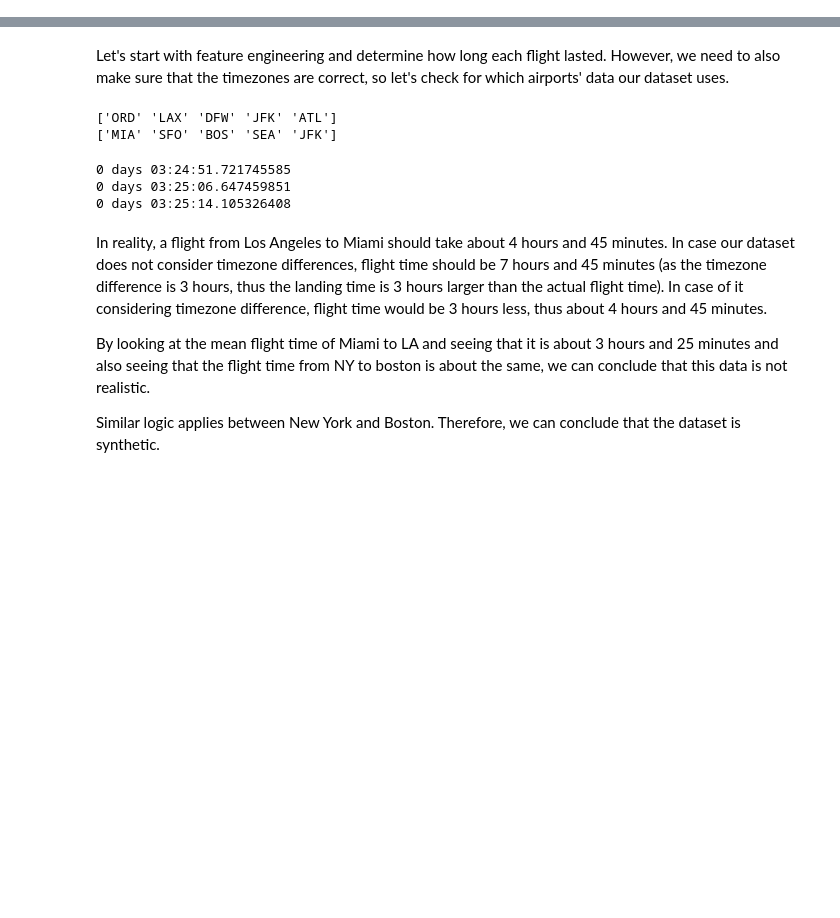
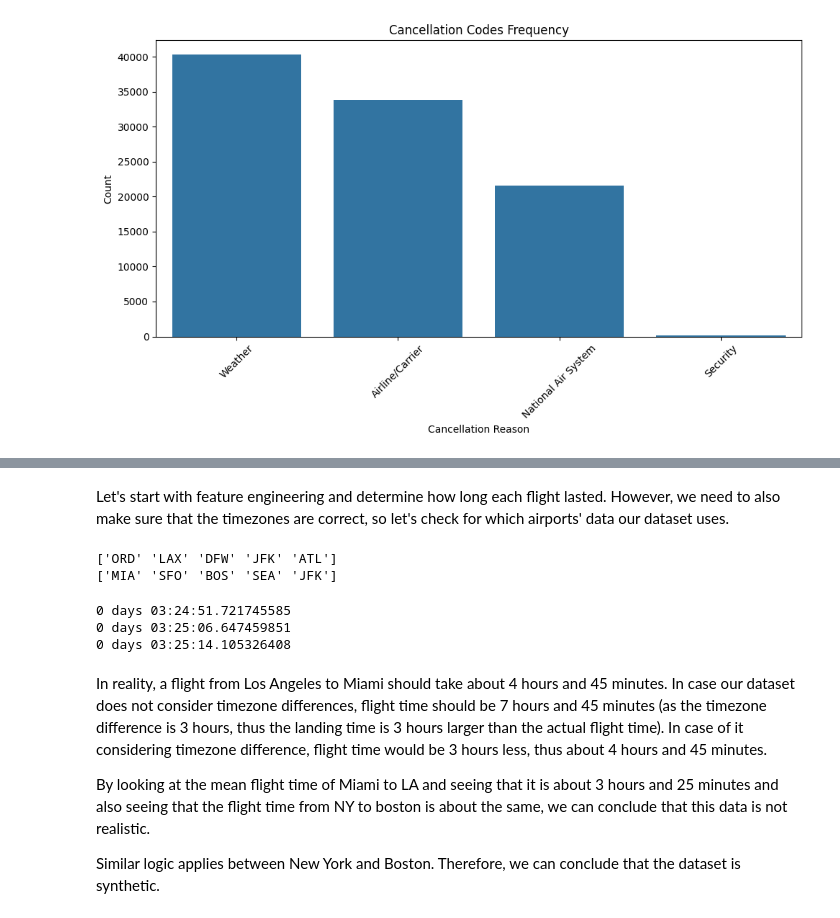
Before and after one commit to importb/predicting-flight-delays, a Jupyter notebook: Notebook_On_2015_dataset.ipynb, the cells around one changed output, grey strips where cells are left out. Drawn from its saved outputs; the diff is of its cells as text; code cells hidden in the pictures; blank space fills up the shorter version.

```diff
--- a/Notebook_On_2015_dataset.ipynb
+++ b/Notebook_On_2015_dataset.ipynb
@@ -6,10 +5,0 @@ https://www.kaggle.com/datasets/usdot/flight-delays?select=flights.csv - flights
-# %%
-import pandas as pd
-df=pd.read_csv('flights.csv')
-
-df_airports = pd.read_csv('airports.csv')
-df_airlines = pd.read_csv('airlines.csv')
-
-print(df_airports.head())
-print(df_airlines.head())
-df.head() # Checking first 5 rows to see whether loading in the dataset worked properly
@@ -88,0 +48,29 @@ Name: ARRIVAL_TIME, dtype: float64
+# %%
+import seaborn as sns
+import matplotlib.pyplot as plt
+
+# Mapping dictionary for cancellation codes
+cancellation_map = {
+    'A': 'Airline/Carrier',
+    'B': 'Weather',
+    'C': 'National Air System',
+    'D': 'Security'
+}
+
+# Count the occurrences of each cancellation code
+cancellation_counts = df['CANCELLATION_CODE'].value_counts()
+
+# Create a bar plot with mapped labels
+plt.figure(figsize=(10, 6))
+sns.barplot(
+    x=cancellation_counts.index.map(cancellation_map),
+    y=cancellation_counts.values
+)
+plt.title('Cancellation Codes Frequency')
+plt.xlabel('Cancellation Reason')
+plt.ylabel('Count')
+plt.xticks(rotation=45)
+plt.tight_layout()
+plt.show()
+# %% [output]
+[figure, added]
```
Also changed, not shown: parts of 12 cells of this notebook, 1 other file.
